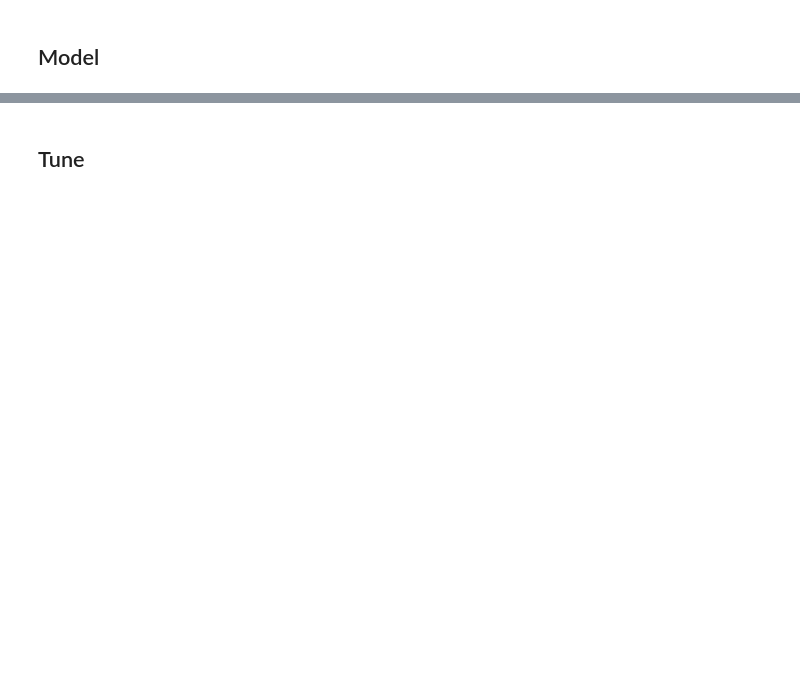
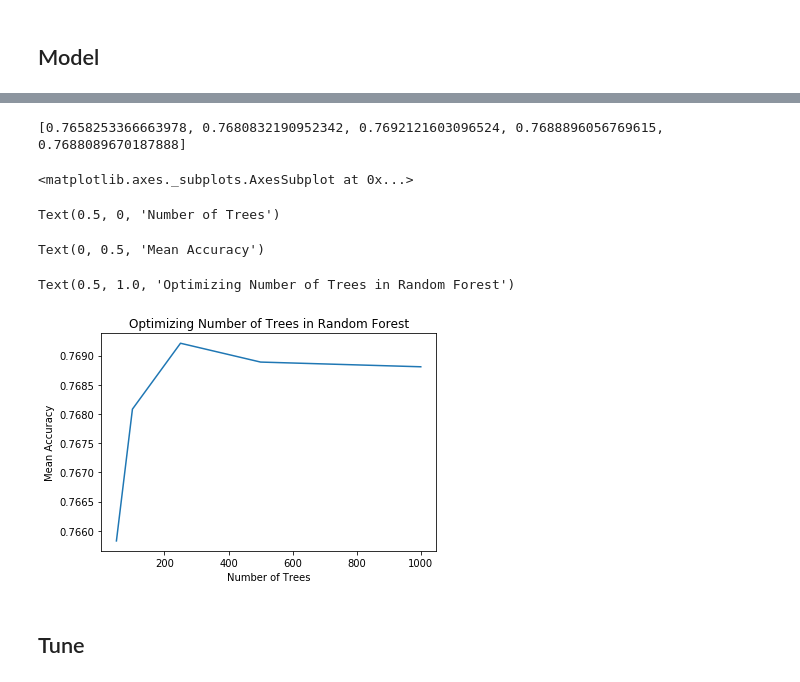
Before and after one commit to jakemull13/Uber-Churn-Prediction-Case-Study, a Jupyter notebook: supervised_learning_case_study.ipynb, the cells around one changed output, grey strips where cells are left out. Drawn from its saved outputs; the diff is of its cells as text; code cells hidden in the pictures; blank space fills up the shorter version.

```diff
--- a/supervised_learning_case_study.ipynb
+++ b/supervised_learning_case_study.ipynb
@@ -227,6 +249,0 @@ oob_score
-# %%
-RandomForestClassifier()
-num_trees = [50, 100, 250, 500, 1000]
-
-for num in num_trees:
-    score = train_random_forest(X_training, y_training, num_trees=num)[1]
@@ -233,2 +308,28 @@ for num in num_trees:
+# %%
+num_trees = [50, 100, 250, 500, 1000]
+scores=[]
+
+for num in num_trees:
+    model = train_random_forest(X_train, y_train, X_valid, y_valid,num_trees=num)[0]
+    #y_predict = model.predict(X_valid)
+    #y_predict.reshape(-1,1)
+    #y_valid.reshape(-1,1)
+    score = model.score(X_valid, y_valid)
+    scores.append(score)
+print(scores)
+# %% [output]
+[0.7658253366663978, 0.7680832190952342, 0.7692121603096524, 0.7688896056769615, 0.7688089670187888]
+# %%
+sns.lineplot(x=num_trees, y=scores)
+plt.xlabel('Number of Trees')
+plt.ylabel('Mean Accuracy')
+plt.title('Optimizing Number of Trees in Random Forest')
+plt.savefig('MeanAccuracyPlot', dpi=240)
+# %% [output]
+<matplotlib.axes._subplots.AxesSubplot at 0x...>
+Text(0.5, 0, 'Number of Trees')
+Text(0, 0.5, 'Mean Accuracy')
+Text(0.5, 1.0, 'Optimizing Number of Trees in Random Forest')
+[figure, added]
 # %% [markdown]
 ## Tune
```
Also changed, not shown: parts of 8 cells of this notebook, 2 other files.
